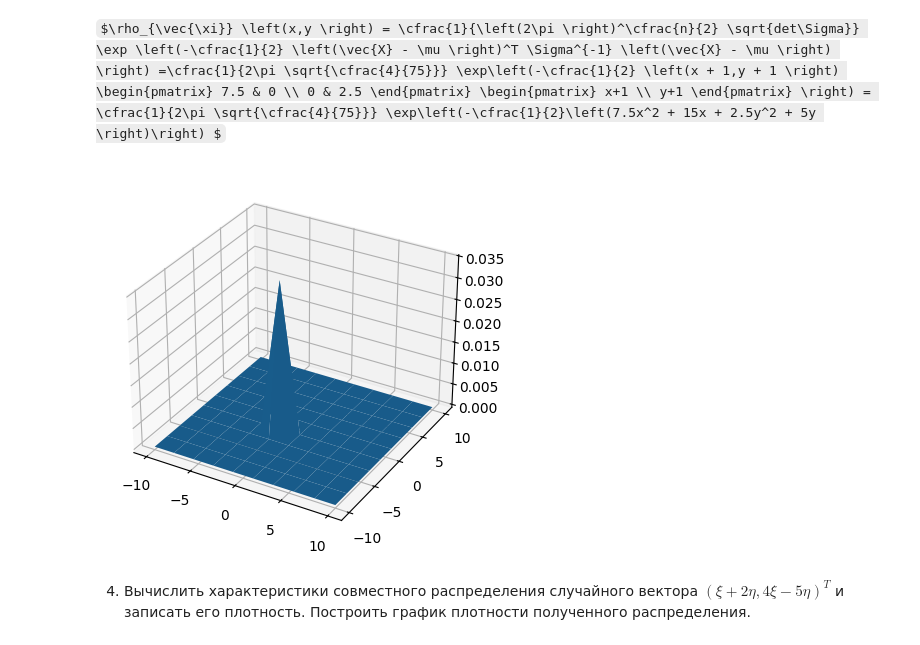
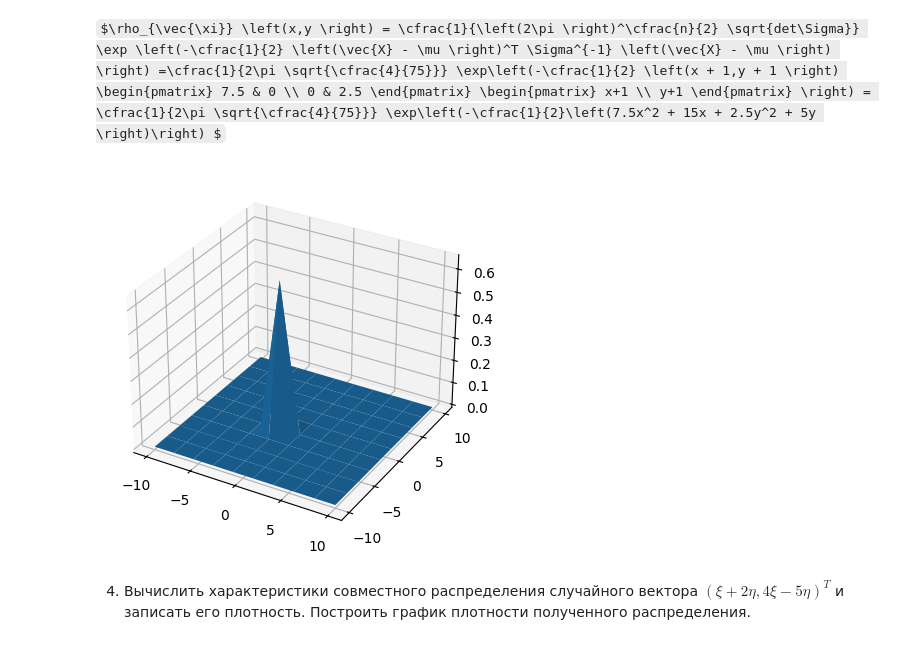
Before and after one commit to the-mvi/stat_an_gr2364-2024, a Jupyter notebook: 2364_Lebedev_AV/task1.ipynb, the cells around one changed output. Cells and saved outputs as stored; diff of their text form; code cells hidden in the pictures; some formulas as TeX source.

```diff
--- a/2364_Lebedev_AV/task1.ipynb
+++ b/2364_Lebedev_AV/task1.ipynb
@@ -125,14 +125,14 @@ $\rho_{\vec{\xi}} \left(x,y \right) = \cfrac{1}{\left(2\pi \right)^\cfrac{n}{2}
 # %%
 figure2 = plt.figure()
 graph2 = figure2.add_subplot(1, 1, 1, projection='3d')
 x, y = np.meshgrid(np.linspace(-10, 10, 10), np.linspace(-10, 10, 10))
 
-z = (1/(2 * math.pi * math.sqrt(75/4)))*math.e**(-0.5 * (7.5*x**2+15*x+2.5*y**2+5*y+10))
+z = (1/(2 * math.pi * math.sqrt(4/75)))*math.e**(-0.5 * (7.5*x**2+15*x+2.5*y**2+5*y+10))
 
 graph2.plot_surface(x, y, z)
 plt.show()
 # %% [output]
-[figure, old version]
+[figure, new version]
 # %% [markdown]
 4. Вычислить характеристики совместного распределения случайного вектора $\left(\xi + 2\eta, 4\xi - 5\eta \right)^T$ и записать его плотность. Построить график плотности полученного распределения.
 # %% [markdown]
```
Also changed, not shown: parts of 4 cells of this notebook.
